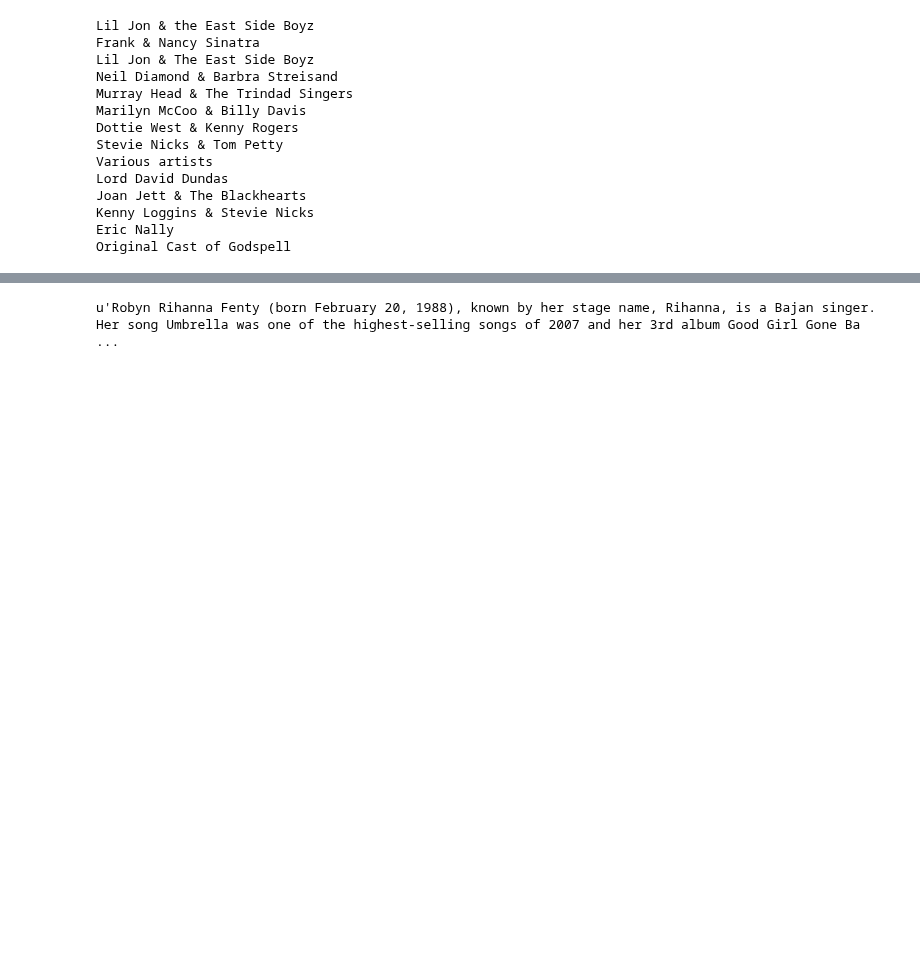
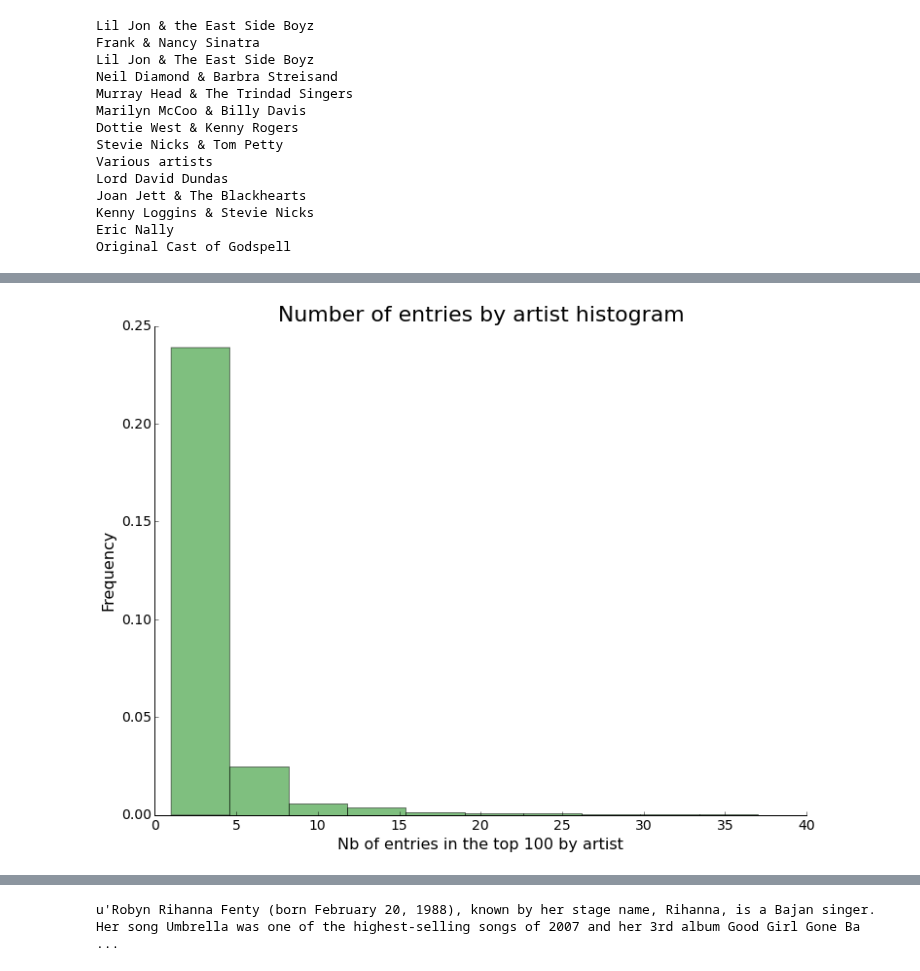
Before and after one commit to ThomasLucas/SlideRule-DataScience_Intensive-Code, a Jupyter notebook: CapstoneProject/IPython-Notebooks/DataStory-final.ipynb, the cells around one changed output, grey strips where cells are left out. Cells and saved outputs as stored; diff of their text form; code cells hidden in the pictures; blank space fills up the shorter version.

```diff
--- a/CapstoneProject/IPython-Notebooks/DataStory-final.ipynb
+++ b/CapstoneProject/IPython-Notebooks/DataStory-final.ipynb
@@ -144,7 +144,7 @@ unique_artist_df_count_with_images.head()
 | 4 | 2375 | Usher | 30 | 38.333333 | {"title":"You Make Me Wanna...","... | 13 | 0 | 0 | 0 | ... |
 5 rows × 63 columns
 # %%
-billboard_df_artist_count_with_additional_items = dsf.add_items_to_billboard_df_artist_count(unique_artist_df_count_with_images, ["familiarity", "hotttnesss"])
+#billboard_df_artist_count_with_additional_items = dsf.add_items_to_billboard_df_artist_count(unique_artist_df_count_with_images, ["familiarity", "hotttnesss"])
 # %% [output]
 Lil Jon & the East Side Boyz
 Frank & Nancy Sinatra
@@ -160,5 +160,3 @@ Joan Jett & The Blackhearts
 Kenny Loggins & Stevie Nicks
 Eric Nally
 Original Cast of Godspell
-# %%
-billboard_df_artist_count_with_bio = dsf.add_artist_bio_to_artist_count_df(billboard_df_artist_count_with_additional_items, last_fm_network)
@@ -192 +176,9 @@ billboard_df_artist_count_with_additional_items.head()
 5 rows × 65 columns
+# %%
+dsf.create_histogram_nb_entries(billboard_df_artist_count_with_additional_items["Counts"],
+                            "Nb of entries in the top 100 by artist",
+                            "Frequency",
+                            "Number of entries by artist histogram",
+                            "Images/histogram_entries_by_artist.png")
+# %% [output]
+[figure, added]
```
Also changed, not shown: parts of 21 cells of this notebook, 9 other files.
